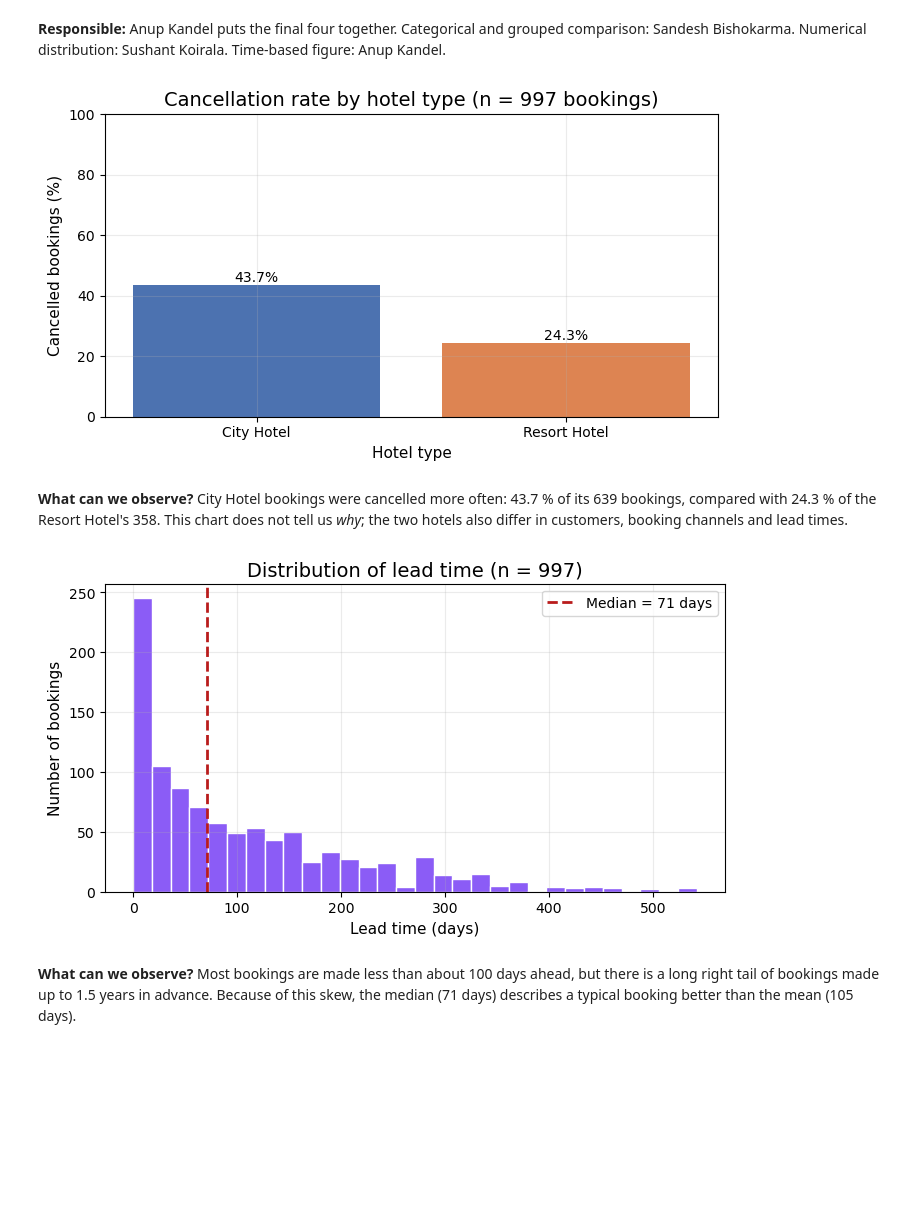
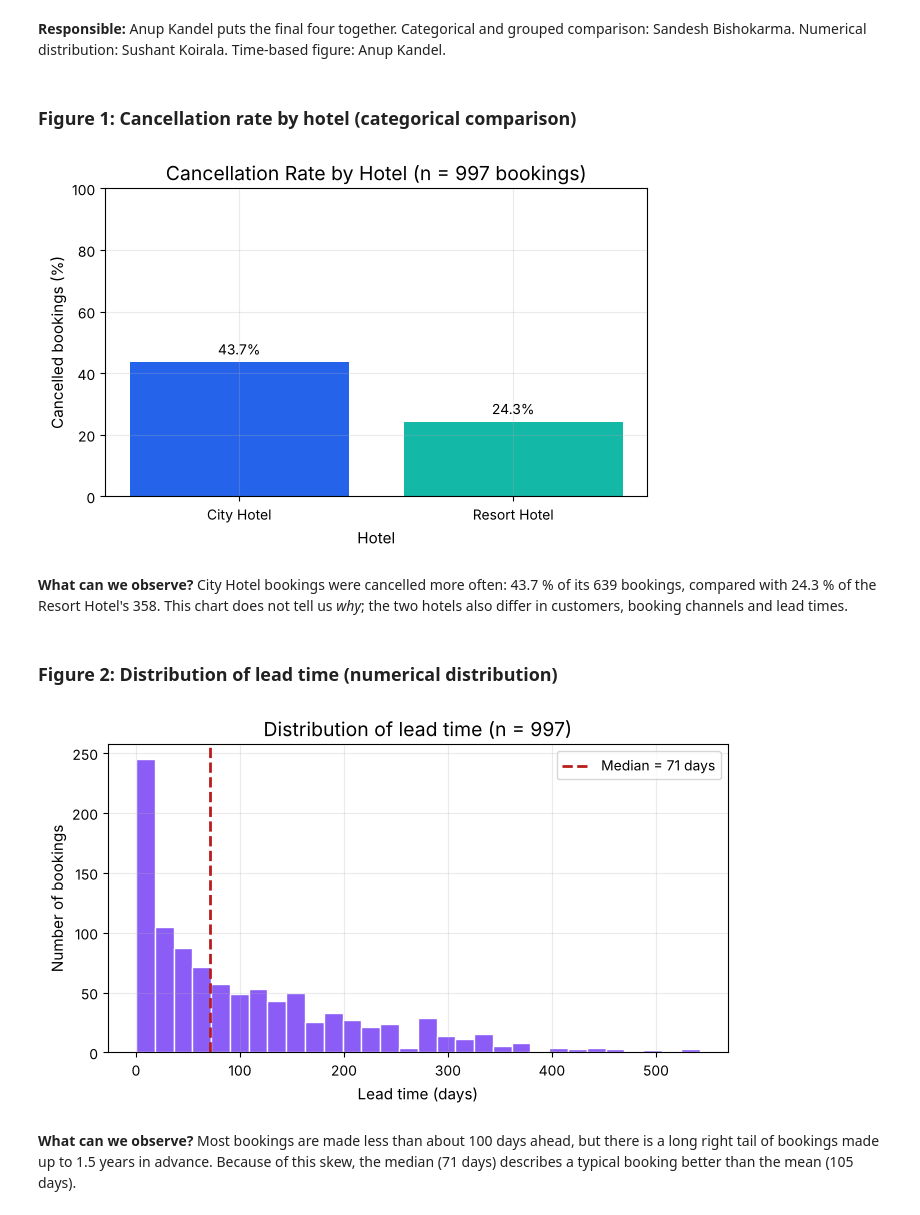
Before and after one commit to Acidburn07/hotel-booking-data-analysis, a Jupyter notebook: notebooks/Hotel_Booking_Final_Project.ipynb, the cells around one changed output. Drawn from its saved outputs; the diff is of its cells as text; code cells hidden in the pictures; blank space fills up the shorter version.

```diff
--- a/notebooks/Hotel_Booking_Final_Project.ipynb
+++ b/notebooks/Hotel_Booking_Final_Project.ipynb
@@ -582,11 +582,0 @@ Matching records: 121
-# %%
-hotel_raw = pd.read_csv("../data/hotel_bookings_final_project.csv")
-hotel = hotel_raw.copy()
-
-#creating the arrival and monthly booking counts
-hotel["arrival_date"] = pd.to_datetime(
-    hotel["arrival_date_year"].astype(str) + "-" + hotel["arrival_date_month"] + "-" +
-    hotel["arrival_date_day_of_month"].astype(str), format="%Y-%B-%d")
-hotel["arrival_month"] = hotel["arrival_date"].dt.month
-
-monthly = hotel.groupby(["arrival_month", "hotel"]).size().unstack()
@@ -600,22 +632,25 @@ Each needs a descriptive title, clear axis labels, a legend when needed, readabl
 After each, write a short **What can we observe?** paragraph without unsupported causal claims.
 # %% [markdown]
 **Responsible:** Anup Kandel puts the final four together. Categorical and grouped comparison: Sandesh Bishokarma. Numerical distribution: Sushant Koirala. Time-based figure: Anup Kandel.
+# %% [markdown]
+### Figure 1: Cancellation rate by hotel (categorical comparison)
 # %%
-# Figure 1: cancellation rate by hotel
 rate = hotel.groupby("hotel")["is_canceled"].agg(["mean", "count"])
+
 fig, ax = plt.subplots(figsize=(7, 4))
-bars = ax.bar(rate.index, rate["mean"] * 100, color=["#4C72B0", "#DD8452"])
-ax.bar_label(bars, labels=[f"{v:.1f}%" for v in rate["mean"] * 100])
-ax.set_title(f"Cancellation rate by hotel type (n = {rate['count'].sum()} bookings)")
-ax.set_xlabel("Hotel type")
+bars = ax.bar(rate.index, rate["mean"] * 100, color=["#2563eb", "#14b8a6"])
+ax.bar_label(bars, fmt="%.1f%%", padding=3)
+ax.set_title(f"Cancellation Rate by Hotel (n = {rate['count'].sum()} bookings)")
+ax.set_xlabel("Hotel")
 ax.set_ylabel("Cancelled bookings (%)")
 ax.set_ylim(0, 100)
-plt.tight_layout()
 plt.show()
 # %% [output]
-[figure, old version]
+[figure, new version]
 # %% [markdown]
 **What can we observe?** City Hotel bookings were cancelled more often: 43.7 % of its 639 bookings, compared with 24.3 % of the Resort Hotel's 358. This chart does not tell us *why*; the two hotels also differ in customers, booking channels and lead times.
+# %% [markdown]
+### Figure 2: Distribution of lead time (numerical distribution)
 # %%
 # Figure 2: numerical distribution - lead time
 fig, ax = plt.subplots(figsize=(8, 4))
@@ -628,6 +663,6 @@ ax.set_ylabel("Number of bookings")
 ax.legend()
 plt.show()
 # %% [output]
-[figure, old version]
+[figure, new version]
 # %% [markdown]
 **What can we observe?** Most bookings are made less than about 100 days ahead, but there is a long right tail of bookings made up to 1.5 years in advance. Because of this skew, the median (71 days) describes a typical booking better than the mean (105 days).
```
Also changed, not shown: parts of 35 cells of this notebook, 2 other files.
